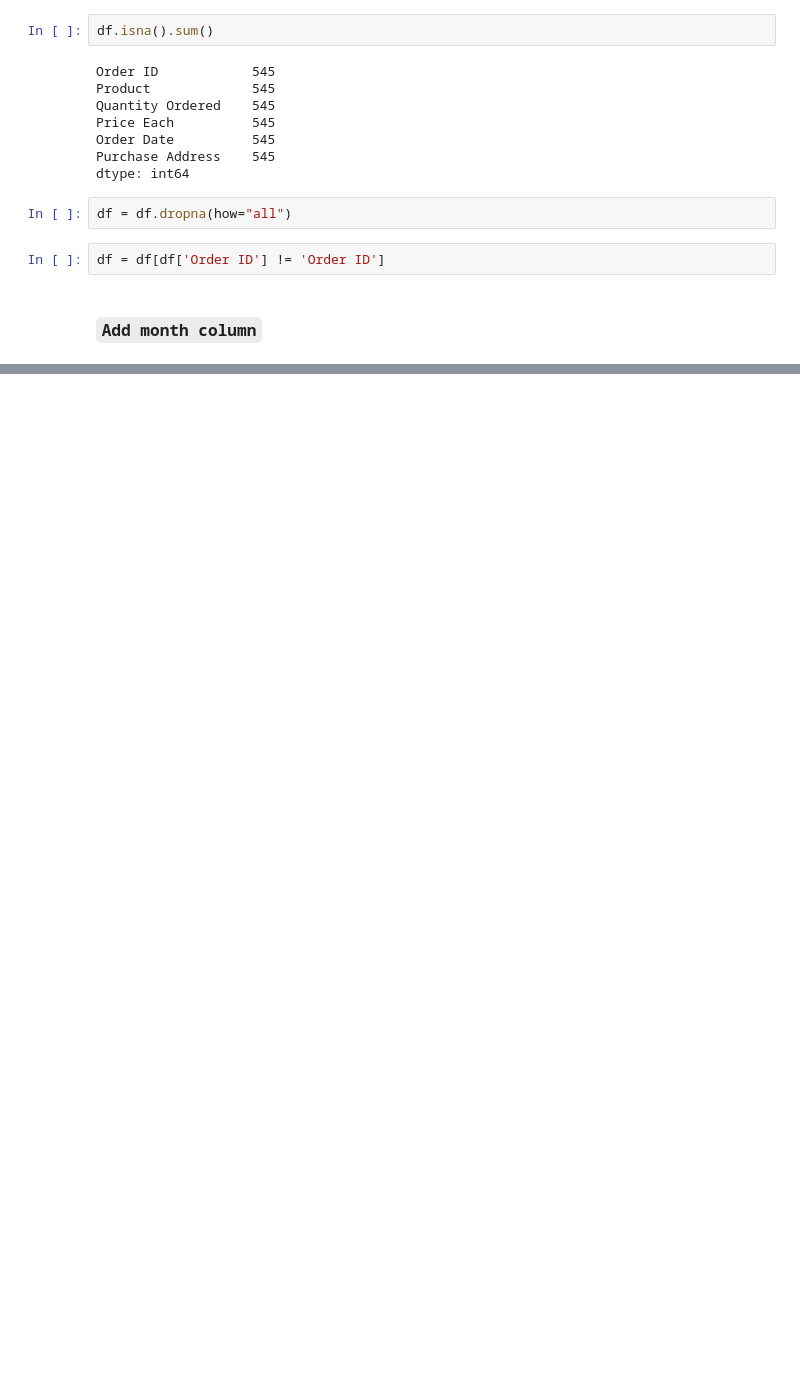
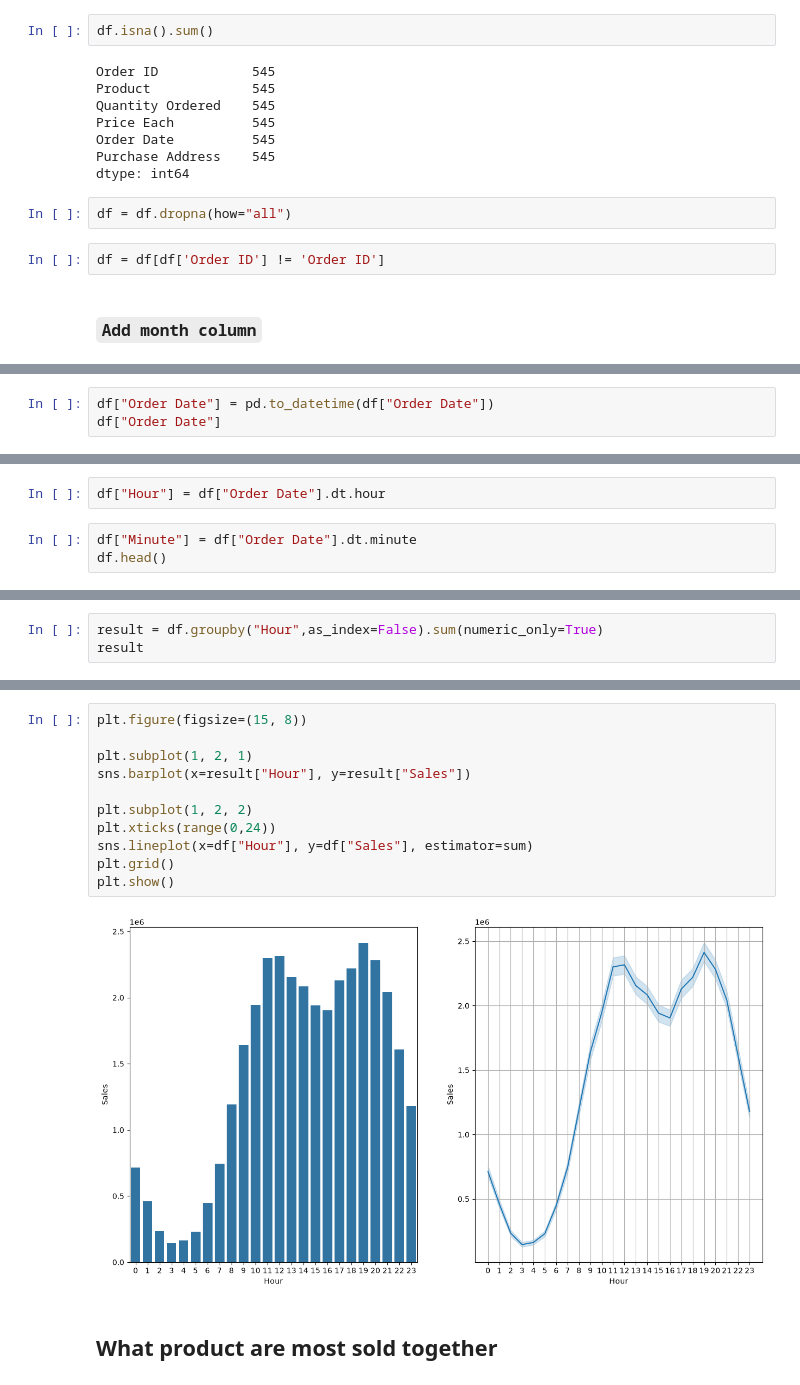
Before and after one commit to advait-kale/Data-Analysis-, a Jupyter notebook: sales.ipynb, the cells around one changed output, grey strips where cells are left out. Drawn from its saved outputs; the diff is of its cells as text; blank space fills up the shorter version.

```diff
--- a/sales.ipynb
+++ b/sales.ipynb
@@ -77,0 +235,3 @@ df.head()
+# %%
+df["Order Date"] = pd.to_datetime(df["Order Date"])
+df["Order Date"]
@@ -77,0 +251,5 @@ df.head()
+# %%
+df["Hour"] = df["Order Date"].dt.hour
+# %%
+df["Minute"] = df["Order Date"].dt.minute
+df.head()
@@ -77,0 +263,3 @@ df.head()
+# %%
+result = df.groupby("Hour",as_index=False).sum(numeric_only=True)
+result
@@ -77,0 +284,15 @@ df.head()
+# %%
+plt.figure(figsize=(15, 8))
+
+plt.subplot(1, 2, 1)
+sns.barplot(x=result["Hour"], y=result["Sales"])
+
+plt.subplot(1, 2, 2)
+plt.xticks(range(0,24))
+sns.lineplot(x=df["Hour"], y=df["Sales"], estimator=sum)
+plt.grid()
+plt.show()
+# %% [output]
+[figure, added]
+# %% [markdown]
+## What product are most sold together
```
Also changed, not shown: parts of 33 cells of this notebook, 4 other files.
